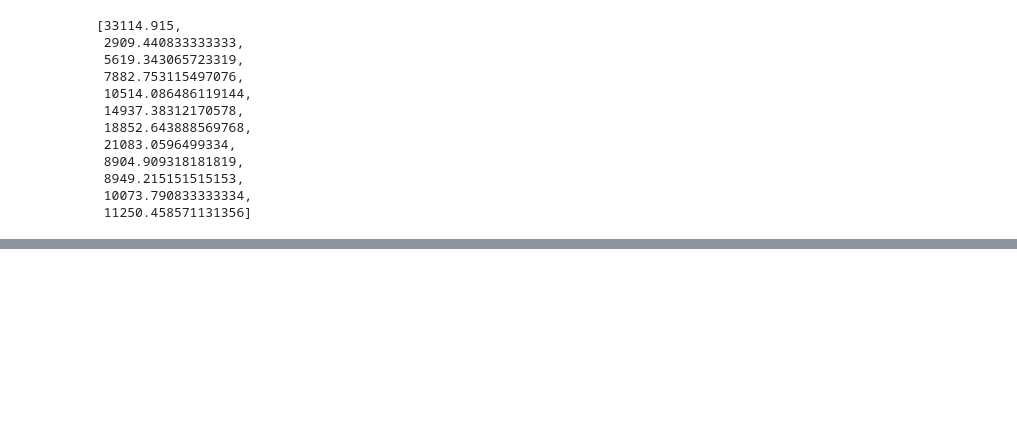
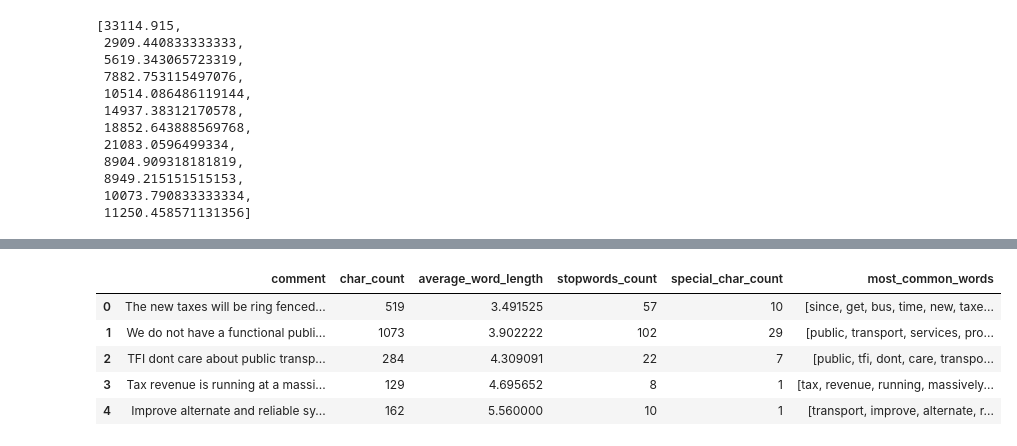
Before and after one commit to Ahmet-C-C/Car-Registration-Comparison-Between-Ireland-and-Norway, a Jupyter notebook: Msc CA02.ipynb, the cells around one changed output, grey strips where cells are left out. Cells and saved outputs as stored; diff of their text form; code cells hidden in the pictures; blank space fills up the shorter version.

```diff
--- a/Msc CA02.ipynb
+++ b/Msc CA02.ipynb
@@ -1554,0 +1688,15 @@ TypeError: unsupported operand type(s) for +: 'int' and 'pandas._libs.tslibs.off
+# %%
+import praw
+
+reddit = praw.Reddit(
+    client_id='V11tctlwCx3EOYQDbXjrvQ',
+    client_secret='hLXfkcsBzrHEhX_w9U5wMneYHYeWUA',
+    user_agent='new car'
+)
+
+submission_id = '12qentf'
+submission = reddit.submission(id=submission_id)
+
+submission.comments.replace_more(limit=0)
+for comment in submission.comments.list():
+    print(comment.body)
@@ -1554,0 +2256,3 @@ TypeError: unsupported operand type(s) for +: 'int' and 'pandas._libs.tslibs.off
+# %%
+df_comments = pd.DataFrame(comments, columns=['comment'])
+df_comments.head()
@@ -1554,0 +2266,24 @@ TypeError: unsupported operand type(s) for +: 'int' and 'pandas._libs.tslibs.off
+# %%
+# Let's first define the function that will analyze the text
+def analyze_text(comment):
+    # Tokenize the text and calculate average word length
+    words = nltk.word_tokenize(comment)
+    char_count = len(comment)
+    average_word_length = sum(len(word) for word in words) / len(words) if words else 0
+    stopwords_count = sum(1 for word in words if word.lower() in stop_words)
+    special_char_count = sum(1 for char in comment if char in string.punctuation)
+    word_freq = Counter(word.lower() for word in words if word.isalpha() and word.lower() not in stop_words)
+    most_common_words = [word for word, freq in word_freq.most_common(10)]
+
+    return char_count, average_word_length, stopwords_count, special_char_count, most_common_words
+
+df_comments[['char_count', 'average_word_length', 'stopwords_count', 'special_char_count', 'most_common_words']] = df_comments['comment'].apply(lambda comment: pd.Series(analyze_text(comment)))
+
+df_comments.head()
+# %% [output]
+|  | comment | char_count | average_word_length | stopwords_count | special_char_count | most_common_words |
+| 0 | The new taxes will be ring fenced... | 519 | 3.491525 | 57 | 10 | [since, get, bus, time, new, taxe... |
+| 1 | We do not have a functional publi... | 1073 | 3.902222 | 102 | 29 | [public, transport, services, pro... |
+| 2 | TFI dont care about public transp... | 284 | 4.309091 | 22 | 7 | [public, tfi, dont, care, transpo... |
+| 3 | Tax revenue is running at a massi... | 129 | 4.695652 | 8 | 1 | [tax, revenue, running, massively... |
+| 4 | Improve alternate and reliable sy... | 162 | 5.560000 | 10 | 1 | [transport, improve, alternate, r... |
```
Also changed, not shown: parts of 22 cells of this notebook.
